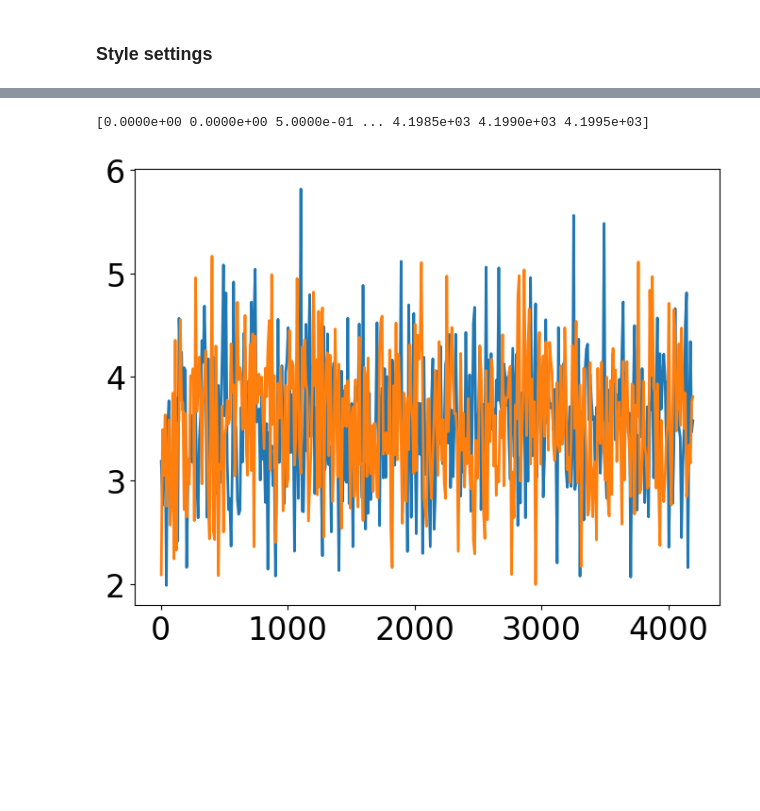
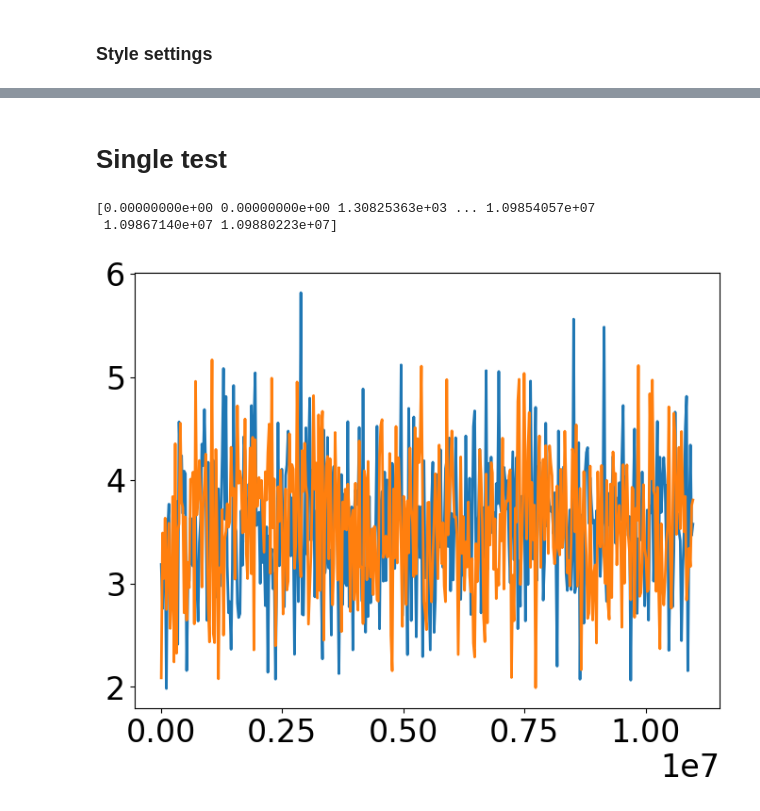
Before and after one commit to flatironinstitute/aLENS_analysis, a Jupyter notebook: notebooks/chromatin_notebooks/Dyn_cond_figs/tension.ipynb, the cells around one changed output, grey strips where cells are left out. Drawn from its saved outputs; the diff is of its cells as text; code cells hidden in the pictures; blank space fills up the shorter version.

```diff
--- a/notebooks/chromatin_notebooks/Dyn_cond_figs/tension.ipynb
+++ b/notebooks/chromatin_notebooks/Dyn_cond_figs/tension.ipynb
@@ -117,3 +96,22 @@ plt.style.use(graph_sty)
 colors = cycle(mcolors.XKCD_COLORS.keys())
 
 plt.rcParams['image.cmap'] = 'YlOrRd'
+# %%
+# Consistent settings
+ss_ind = 1
+end_ind = -1
+start_bead = 0
+end_bead = None
+part_min = 40
+
+# System parameters
+L_tot = 1600
+L_tot_um = 16.0
+
+# Diffusion time
+visc = 1.0 # pN*s/um^2
+b_diam = 0.01 # um
+kbT = .00411 # pN*um
+bead_diff = kbT / (3 * np.pi * visc * b_diam) # um^2/s
+diff_time = b_diam**3*3.*np.pi*visc / (6.*kbT) # s
+print(f"Diffusion time: {diff_time:.5f} s")
@@ -120,19 +184,23 @@ plt.rcParams['image.cmap'] = 'YlOrRd'
+# %% [markdown]
+# Single test
 # %%
 data_path = (ceph_path /"DynCondPaper/24-03-08_aLc1_slice5.5.13_line1600_Pin3-11um_2xKe3-300_ks100/simulations/Ke30_Pin5.0um/s1/analysis")
 bead_window = 11
 ss_ind = 0
 end_ind = -1
 start_bead = 0
 end_bead = -1
 fig, ax = plt.subplots(figsize=(8,6))
 with h5py.File(next(data_path.glob('raw_data.h5')), 'r+') as h5_data:
-    time_arr = h5_data['time'][ss_ind:end_ind]
+    time_arr = h5_data['time'][ss_ind:end_ind]/diff_time
     print(time_arr)
     tension_arr = aa.get_link_tension(h5_data)[:,ss_ind:end_ind]
-binned_time_0, binned_tension_0 = bin_data(time_arr, tension_arr[0,:], bin_size=10.0)
-binned_time_1, binned_tension_1 = bin_data(time_arr, tension_arr[-1,:], bin_size=10.0)
+binned_time_0, binned_tension_0 = bin_data(time_arr, tension_arr[0,:], bin_size=10.0/diff_time)
+binned_time_1, binned_tension_1 = bin_data(time_arr, tension_arr[-1,:], bin_size=10.0/diff_time)
+
 _ = ax.plot(binned_time_0, binned_tension_0)
 _ = ax.plot(binned_time_1, binned_tension_1)
 # %% [output]
-[0.0000e+00 0.0000e+00 5.0000e-01 ... 4.1985e+03 4.1990e+03 4.1995e+03]
+[0.00000000e+00 0.00000000e+00 1.30825363e+03 ... 1.09854057e+07
+ 1.09867140e+07 1.09880223e+07]
-[figure, old version]
+[figure, new version]
```
Also changed, not shown: parts of 23 cells of this notebook, 2 other files.
